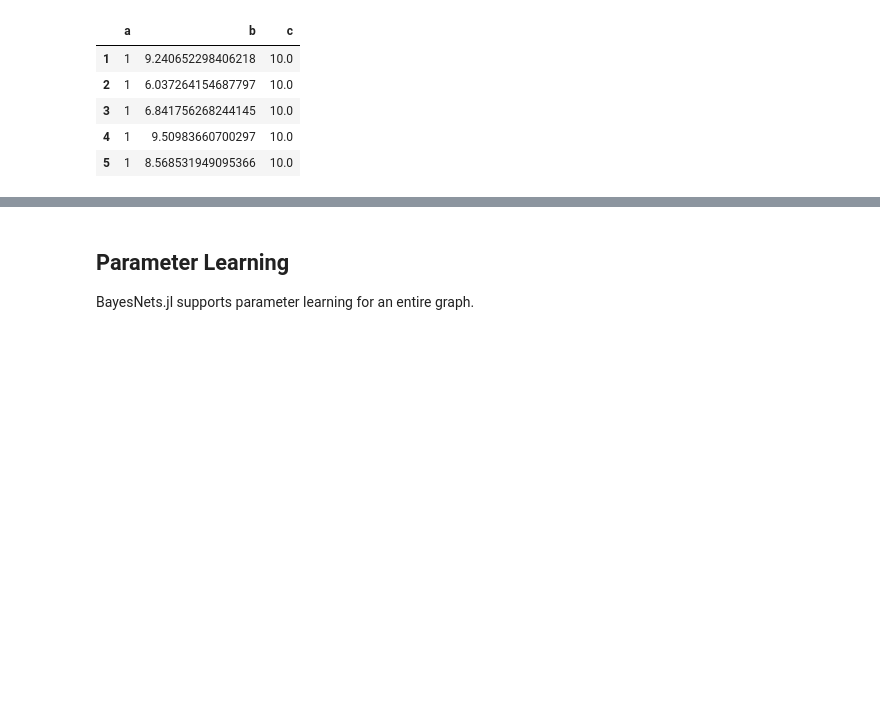
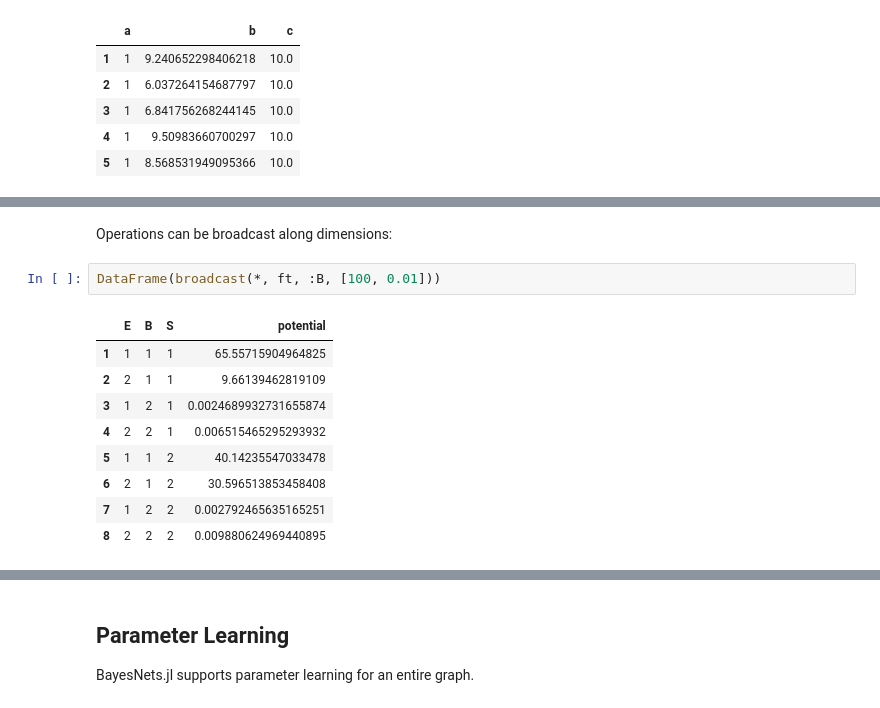
Before and after one commit to sisl/BayesNets.jl, a Jupyter notebook: doc/BayesNets.ipynb, the cells around one changed output, grey strips where cells are left out. Saved outputs shown, nothing was run; the diff lists cells and outputs as text; blank space fills up the shorter version.

```diff
--- a/doc/BayesNets.ipynb
+++ b/doc/BayesNets.ipynb
@@ -200,0 +340,14 @@ rand(bn_gibbs, sampler, 5)
+# %% [markdown]
+Operations can be broadcast along dimensions:
+# %%
+DataFrame(broadcast(*, ft, :B, [100, 0.01]))
+# %% [output]
+|  | E | B | S | potential |
+| 1 | 1 | 1 | 1 | 65.55715904964825 |
+| 2 | 2 | 1 | 1 | 9.66139462819109 |
+| 3 | 1 | 2 | 1 | 0.0024689932731655874 |
+| 4 | 2 | 2 | 1 | 0.006515465295293932 |
+| 5 | 1 | 1 | 2 | 40.14235547033478 |
+| 6 | 2 | 1 | 2 | 30.596513853458408 |
+| 7 | 1 | 2 | 2 | 0.002792465635165251 |
+| 8 | 2 | 2 | 2 | 0.009880624969440895 |
```
Also changed, not shown: parts of 25 cells of this notebook, 17 other files.
